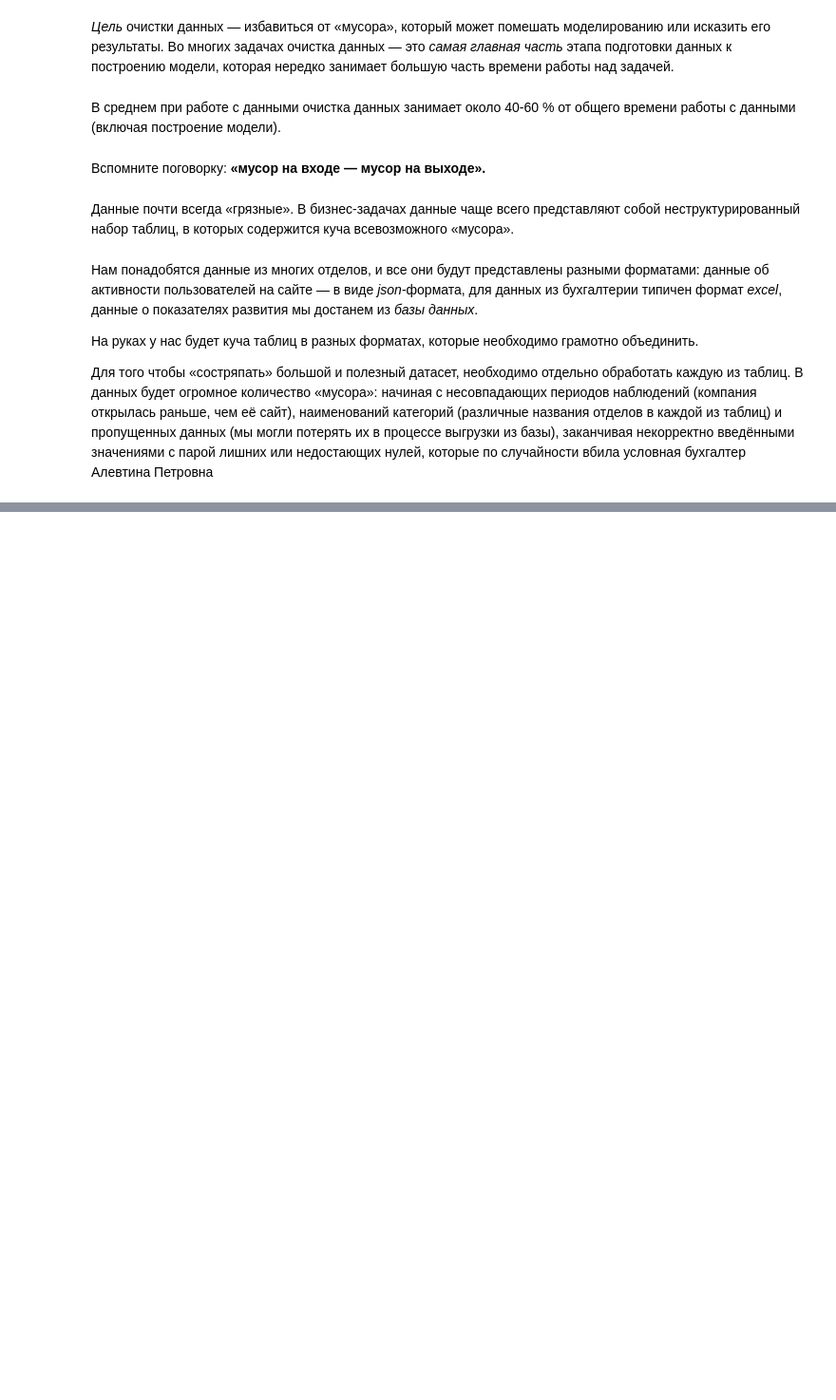
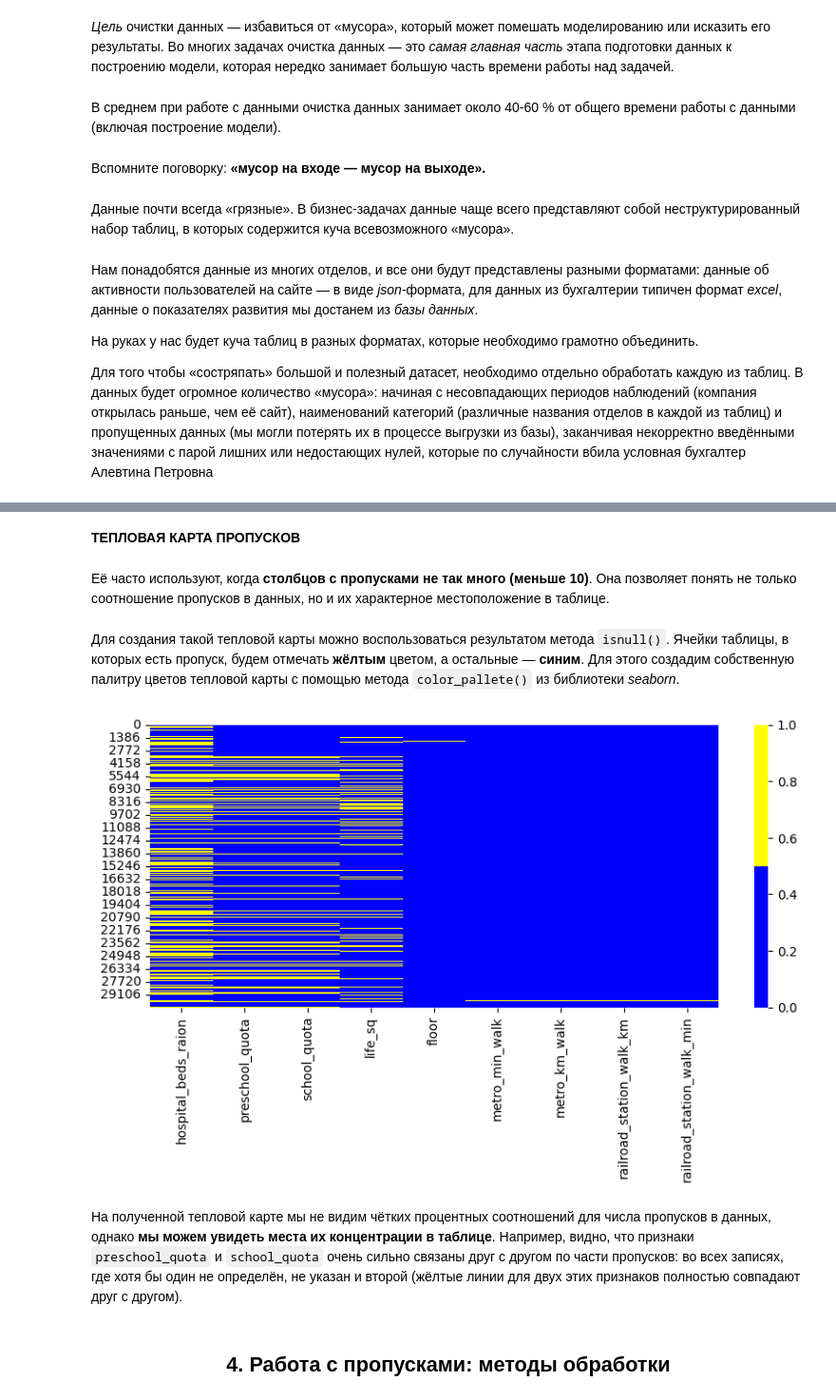
Before and after one commit to AnGera57/st_data_science, a Jupyter notebook: Skillfactory/14 - Очистка данных/Очистка данных.ipynb, the cells around one changed output, grey strips where cells are left out. Shown at 95% size. Saved outputs shown, nothing was run; the diff lists cells and outputs as text; code cells hidden in the pictures; blank space fills up the shorter version.

```diff
--- a/Skillfactory/14 - Очистка данных/Очистка данных.ipynb
+++ b/Skillfactory/14 - Очистка данных/Очистка данных.ipynb
@@ -18,0 +222,22 @@
+# %% [markdown]
+**ТЕПЛОВАЯ КАРТА ПРОПУСКОВ**
+# %% [markdown]
+Её часто используют, когда **столбцов с пропусками не так много (меньше 10)**. Она позволяет понять не только соотношение пропусков в данных, но и их характерное местоположение в таблице.
+# %% [markdown]
+Для создания такой тепловой карты можно воспользоваться результатом метода `isnull()`. Ячейки таблицы, в которых есть пропуск, будем отмечать **жёлтым** цветом, а остальные — **синим**. Для этого создадим собственную палитру цветов тепловой карты с помощью метода `color_pallete()` из библиотеки *seaborn*.
+# %%
+# Создадим палитру
+colors = ['blue', 'yellow']
+fig = plt.figure(figsize=(10, 4))
+cols = cols_with_null.index
+ax = sns.heatmap(
+    sber_data[cols].isnull(),
+    cmap=sns.color_palette(colors)
+)
+# %% [output]
+[figure, added]
+# %% [markdown]
+
+На полученной тепловой карте мы не видим чётких процентных соотношений для числа пропусков в данных, однако **мы можем увидеть места их концентрации в таблице**. Например, видно, что признаки `preschool_quota` и `school_quota` очень сильно связаны друг с другом по части пропусков: во всех записях, где хотя бы один не определён, не указан и второй (жёлтые линии для двух этих признаков полностью совпадают друг с другом).
+# %% [markdown]
+## <center> 4. Работа с пропусками: методы обработки
```
Also changed, not shown: parts of 32 cells of this notebook, 1 other file.
